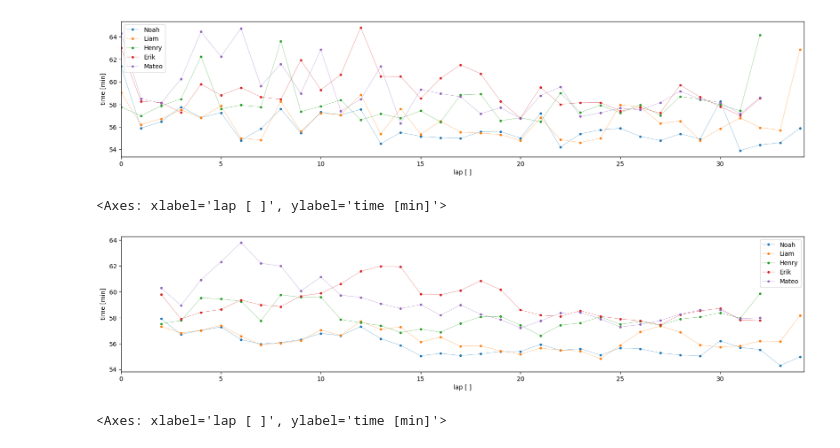
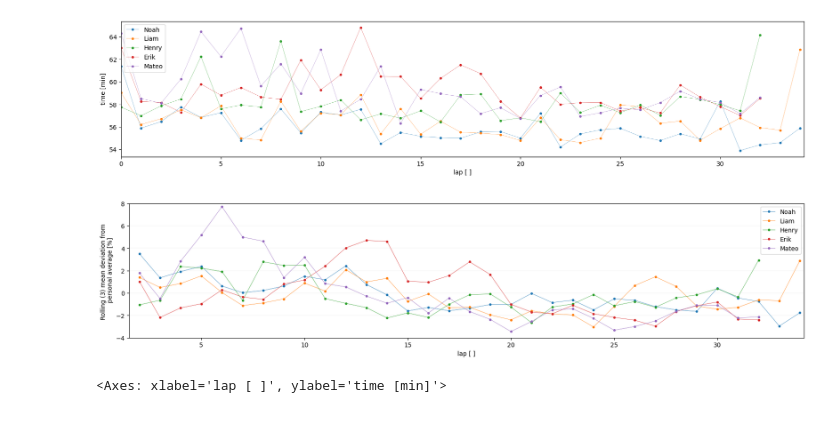
Before and after one commit to erikgoldenstein/go-kart, a Jupyter notebook: gokart-analysis.ipynb, the cells around one changed output. Saved outputs shown, nothing was run; the diff lists cells and outputs as text; code cells hidden in the pictures.

```diff
--- a/gokart-analysis.ipynb
+++ b/gokart-analysis.ipynb
@@ -79,17 +80,19 @@ df[sub60].plot(
 <Axes: xlabel='lap [ ]', ylabel='time [min]'>
 [figure]
 # %%
-df[sub60].rolling(3).mean().plot(
+ax = (((df[sub60]/df[sub60].mean())-1)*100).rolling(3).mean().plot(
     figsize=(20, 4),
-    xlim=(0, 34.2),
+    xlim=(1.5, 34.2),
+    ylim=(-4, 8),
     xlabel="lap [ ]",
-    ylabel="time [min]",
+    ylabel="Rolling (3) mean deviation from \n personal average [%]",
     style=".-",
-    linewidth=0.3
+    linewidth=0.5,
+
 )
+ax.grid(axis='y', linestyle='-', linewidth=0.2, alpha=0.5)
 # %% [output]
-<Axes: xlabel='lap [ ]', ylabel='time [min]'>
-[figure, old version]
+[figure, new version]
 # %%
 (df[sub60]/(df[sub60].mean().mean())).cumsum().plot(
     figsize=(20, 4),
```
Also changed, not shown: parts of 8 cells of this notebook, 3 other files.
